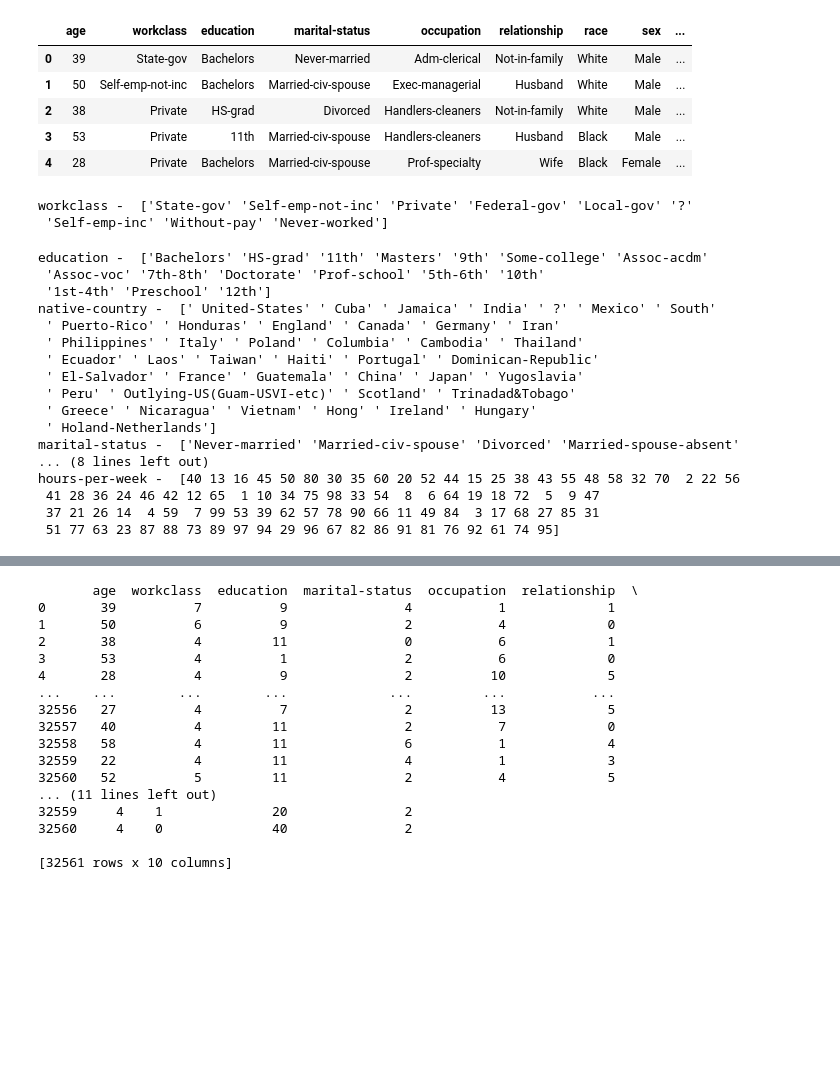
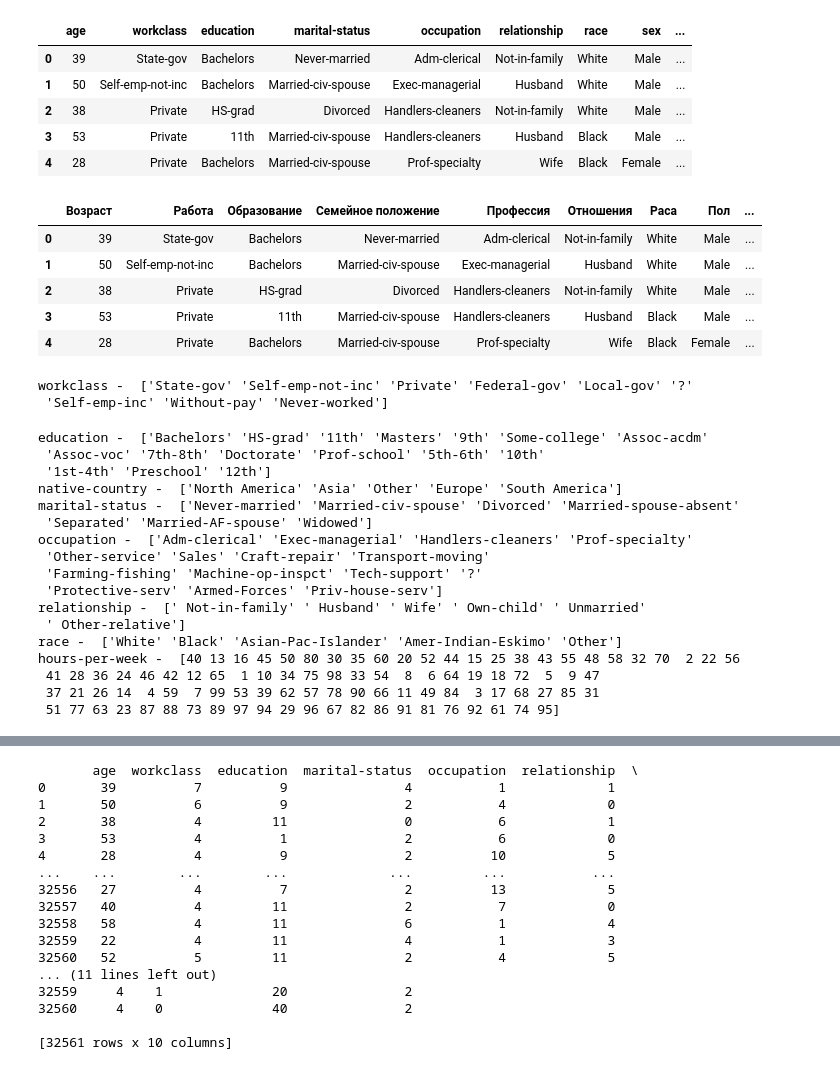
Before and after one commit to Enneris/knn-classification, a Jupyter notebook: knn classification.ipynb, the cells around one changed output, grey strips where cells are left out. Drawn from its saved outputs; the diff is of its cells as text; code cells hidden in the pictures; blank space fills up the shorter version.

```diff
--- a/knn classification.ipynb
+++ b/knn classification.ipynb
@@ -79,6 +79,32 @@ data.head()
 | 2 | 38 | Private | HS-grad | Divorced | Handlers-cleaners | Not-in-family | White | Male | ... |
 | 3 | 53 | Private | 11th | Married-civ-spouse | Handlers-cleaners | Husband | Black | Male | ... |
 | 4 | 28 | Private | Bachelors | Married-civ-spouse | Prof-specialty | Wife | Black | Female | ... |
+# %%
+data=data.replace([' United-States',' Canada', ' Cuba',' Jamaica',' Dominican-Republic',' El-Salvador',' Guatemala',
+                               ' Haiti',' Honduras',' Mexico',' Nicaragua',' Outlying-US(Guam-USVI-etc)',' Puerto-Rico',
+                               ' Trinadad&Tobago',' India',' Cambodia',' China',' Hong',' Iran',' Japan',' Laos',' Philippines',
+                               ' Taiwan',' Thailand',' Vietnam',' Ecuador',' Columbia',' Peru',' England',' France',' Germany',
+                               ' Greece',' Holand-Netherlands',' Hungary',' Ireland',' Italy',' Poland',' Portugal',' Scotland',
+                               ' Yugoslavia',' South',' ?'],
+                ['North America','North America','North America','North America','North America','North America',
+                 'North America','North America','North America','North America','North America','North America',
+                 'North America','North America','Asia','Asia','Asia','Asia','Asia','Asia','Asia','Asia','Asia','Asia','Asia',
+                 'South America','South America','South America','Europe','Europe','Europe','Europe','Europe','Europe','Europe',
+                 'Europe','Europe','Europe','Europe','Europe','Other','Other'])
+# %%
+data_plots=data.copy()
+data_plots=data_plots.rename(columns={'age':'Возраст','workclass':'Работа','education':'Образование',
+                                      'marital-status':'Семейное положение','occupation':'Профессия','relationship':'Отношения',
+                                      'race':'Раса','sex':'Пол','hours-per-week':'Рабочие часы','native-country':'Регион',
+                                      'income':'Доход'})
+data_plots.head()
+# %% [output]
+|  | Возраст | Работа | Образование | Семейное положение | Профессия | Отношения | Раса | Пол | ... |
+| 0 | 39 | State-gov | Bachelors | Never-married | Adm-clerical | Not-in-family | White | Male | ... |
+| 1 | 50 | Self-emp-not-inc | Bachelors | Married-civ-spouse | Exec-managerial | Husband | White | Male | ... |
+| 2 | 38 | Private | HS-grad | Divorced | Handlers-cleaners | Not-in-family | White | Male | ... |
+| 3 | 53 | Private | 11th | Married-civ-spouse | Handlers-cleaners | Husband | Black | Male | ... |
+| 4 | 28 | Private | Bachelors | Married-civ-spouse | Prof-specialty | Wife | Black | Female | ... |
 # %%
 from sklearn import preprocessing
 # %%
@@ -107,16 +133,16 @@ sex_titles=data['sex'].unique()
 education -  ['Bachelors' 'HS-grad' '11th' 'Masters' '9th' 'Some-college' 'Assoc-acdm'
  'Assoc-voc' '7th-8th' 'Doctorate' 'Prof-school' '5th-6th' '10th'
  '1st-4th' 'Preschool' '12th']
-native-country -  [' United-States' ' Cuba' ' Jamaica' ' India' ' ?' ' Mexico' ' South'
- ' Puerto-Rico' ' Honduras' ' England' ' Canada' ' Germany' ' Iran'
- ' Philippines' ' Italy' ' Poland' ' Columbia' ' Cambodia' ' Thailand'
- ' Ecuador' ' Laos' ' Taiwan' ' Haiti' ' Portugal' ' Dominican-Republic'
- ' El-Salvador' ' France' ' Guatemala' ' China' ' Japan' ' Yugoslavia'
- ' Peru' ' Outlying-US(Guam-USVI-etc)' ' Scotland' ' Trinadad&Tobago'
- ' Greece' ' Nicaragua' ' Vietnam' ' Hong' ' Ireland' ' Hungary'
- ' Holand-Netherlands']
+native-country -  ['North America' 'Asia' 'Other' 'Europe' 'South America']
 marital-status -  ['Never-married' 'Married-civ-spouse' 'Divorced' 'Married-spouse-absent'
-... (8 lines left out)
+ 'Separated' 'Married-AF-spouse' 'Widowed']
+occupation -  ['Adm-clerical' 'Exec-managerial' 'Handlers-cleaners' 'Prof-specialty'
+ 'Other-service' 'Sales' 'Craft-repair' 'Transport-moving'
+ 'Farming-fishing' 'Machine-op-inspct' 'Tech-support' '?'
+ 'Protective-serv' 'Armed-Forces' 'Priv-house-serv']
+relationship -  [' Not-in-family' ' Husband' ' Wife' ' Own-child' ' Unmarried'
+ ' Other-relative']
+race -  ['White' 'Black' 'Asian-Pac-Islander' 'Amer-Indian-Eskimo' 'Other']
 hours-per-week -  [40 13 16 45 50 80 30 35 60 20 52 44 15 25 38 43 55 48 58 32 70  2 22 56
  41 28 36 24 46 42 12 65  1 10 34 75 98 33 54  8  6 64 19 18 72  5  9 47
  37 21 26 14  4 59  7 99 53 39 62 57 78 90 66 11 49 84  3 17 68 27 85 31
```
Also changed, not shown: parts of 22 cells of this notebook, 1 other file.
